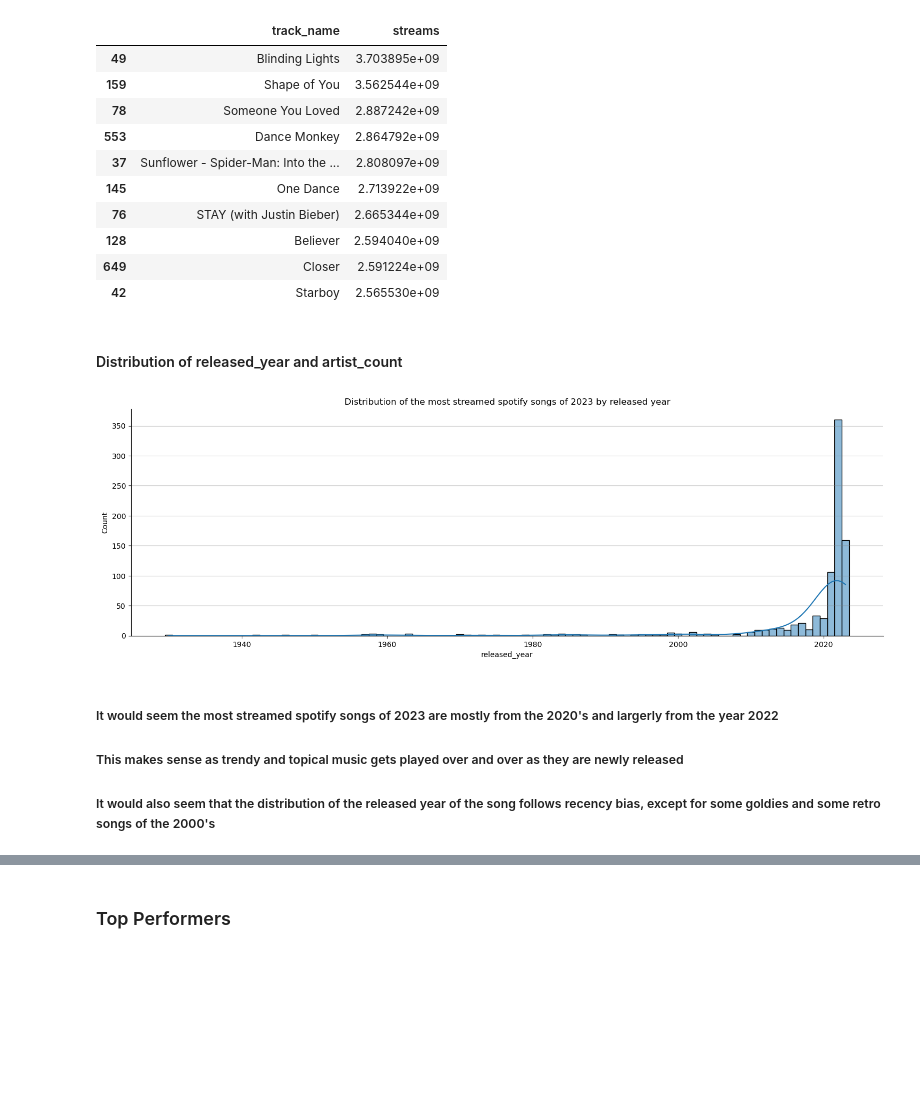
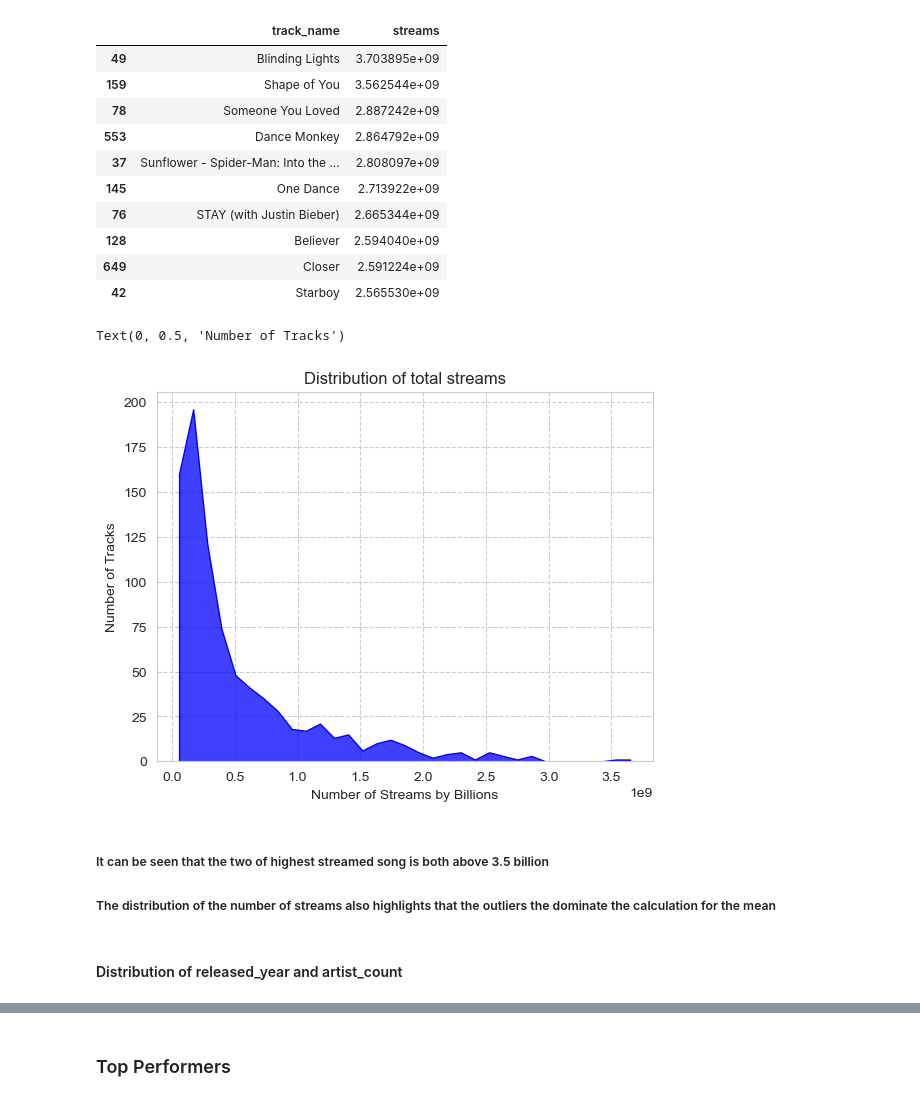
Before and after one commit to Angel0po/EDA_BON-AO, a Jupyter notebook: EDA_BON-AO.ipynb, the cells around one changed output, grey strips where cells are left out. Drawn from its saved outputs; the diff is of its cells as text; code cells hidden in the pictures; blank space fills up the shorter version.

```diff
--- a/EDA_BON-AO.ipynb
+++ b/EDA_BON-AO.ipynb
@@ -381,15 +376,14 @@ df_spotify[['track_name', 'streams']].sort_values(by='streams', ascending=False)
+# %%
+sns.histplot(df_spotify, x= 'streams',color='blue', element="poly").set(title = 'Distribution of total streams')
+sns.set_style("whitegrid", {'grid.linestyle': '--'})
+
+plt.xlabel('Number of Streams by Billions')
+plt.ylabel('Number of Tracks')
+# %% [output]
+Text(0, 0.5, 'Number of Tracks')
+[figure, added]
+# %% [markdown]
+##### It can be seen that the two of highest streamed song is both above 3.5 billion
+##### The distribution of the number of streams also highlights that the outliers the dominate the calculation for the mean
 # %% [markdown]
 #### Distribution of released_year and artist_count
-# %%
-ry = sns.displot(df_spotify, x='released_year', kde=True, discrete=True, aspect=3).set(title = "Distribution of the most streamed spotify songs of 2023 by released year")
-# To plot the distrbution of the released_year along with its distribution line, and each year being represented
-
-ax = ry.ax
-ax.grid(True, axis="y", color="gray", alpha=0.5)
-# to place grids along the x_axis
-# %% [output]
-[figure, removed]
-# %% [markdown]
-##### It would seem the most streamed spotify songs of 2023 are mostly from the 2020's and largerly from the year 2022
-##### This makes sense as trendy and topical music gets played over and over as they are newly released
-##### It would also seem that the distribution of the released year of the song follows recency bias, except for some goldies and some retro songs of the 2000's
```
Also changed, not shown: parts of 35 cells of this notebook.
